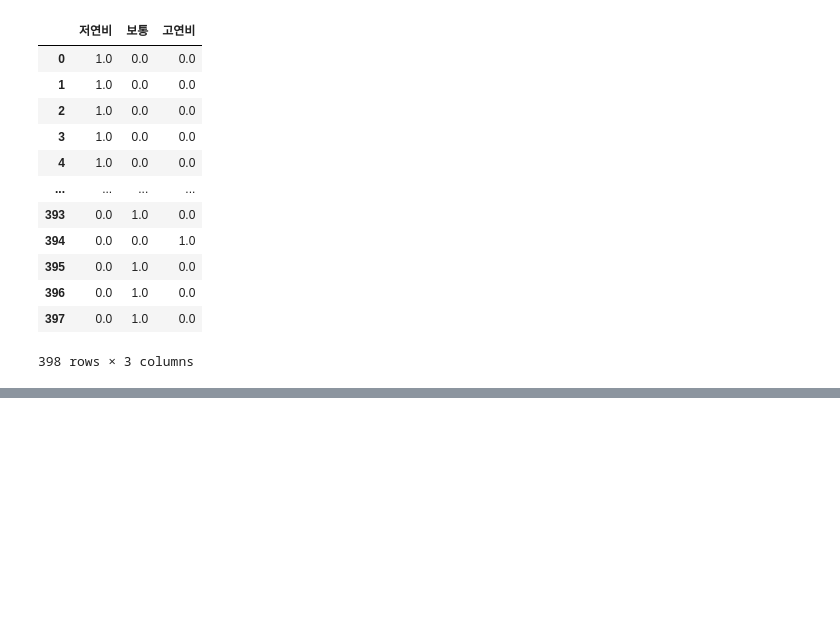
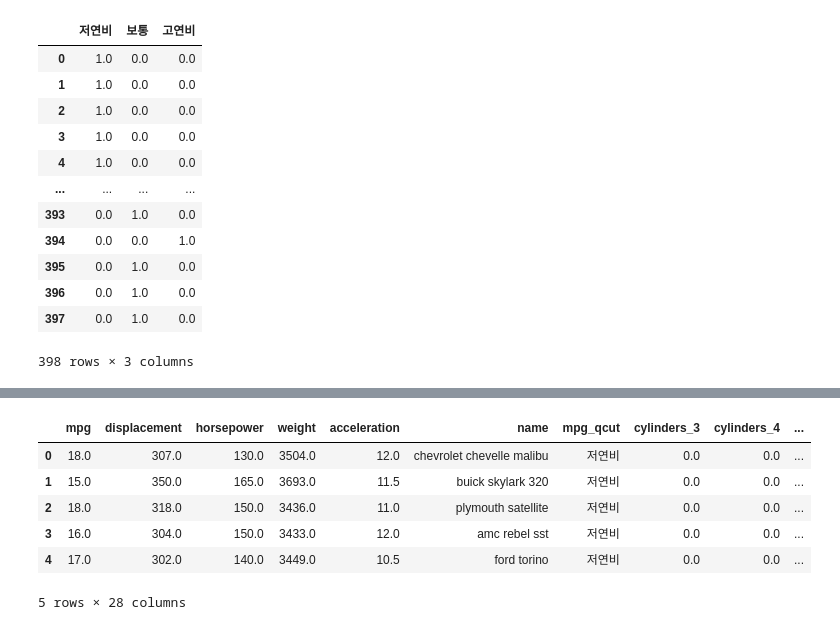
Before and after one commit to djdjdjdfh1/pandas-data-analysis, a Jupyter notebook: part5/5.12_one_hot_encoding.ipynb, the cells around one changed output, grey strips where cells are left out. Cells and saved outputs as stored; diff of their text form; code cells hidden in the pictures; blank space fills up the shorter version.

```diff
--- a/part5/5.12_one_hot_encoding.ipynb
+++ b/part5/5.12_one_hot_encoding.ipynb
@@ -182,0 +254,16 @@ pd.DataFrame(data=temp, columns=cols)
+# %%
+# 내가 푼 풀이
+encoder = OneHotEncoder(sparse_output=False)
+encoded_array  = encoder.fit_transform(df[['cylinders', 'model year', 'origin']])
+cols = encoder.get_feature_names_out(['cylinders', 'model year', 'origin'])
+encoded_df  = pd.DataFrame(encoded_array, columns=cols)
+df_test = pd.concat([df.drop(columns=['cylinders', 'model year', 'origin']), encoded_df], axis=1)
+df_test.head()
+# %% [output]
+|  | mpg | displacement | horsepower | weight | acceleration | name | mpg_qcut | cylinders_3 | cylinders_4 | ... |
+| 0 | 18.0 | 307.0 | 130.0 | 3504.0 | 12.0 | chevrolet chevelle malibu | 저연비 | 0.0 | 0.0 | ... |
+| 1 | 15.0 | 350.0 | 165.0 | 3693.0 | 11.5 | buick skylark 320 | 저연비 | 0.0 | 0.0 | ... |
+| 2 | 18.0 | 318.0 | 150.0 | 3436.0 | 11.0 | plymouth satellite | 저연비 | 0.0 | 0.0 | ... |
+| 3 | 16.0 | 304.0 | 150.0 | 3433.0 | 12.0 | amc rebel sst | 저연비 | 0.0 | 0.0 | ... |
+| 4 | 17.0 | 302.0 | 140.0 | 3449.0 | 10.5 | ford torino | 저연비 | 0.0 | 0.0 | ... |
+5 rows × 28 columns
```
Also changed, not shown: parts of 10 cells of this notebook.
